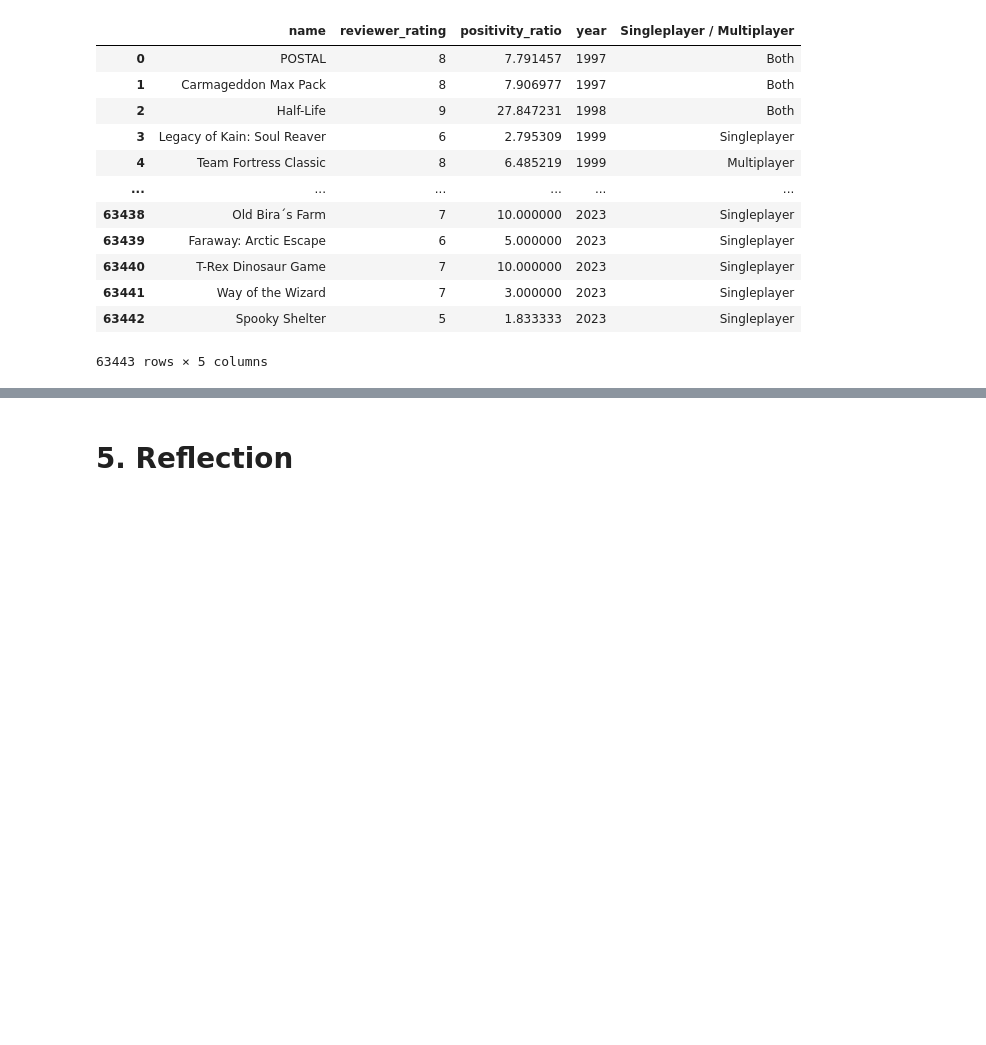
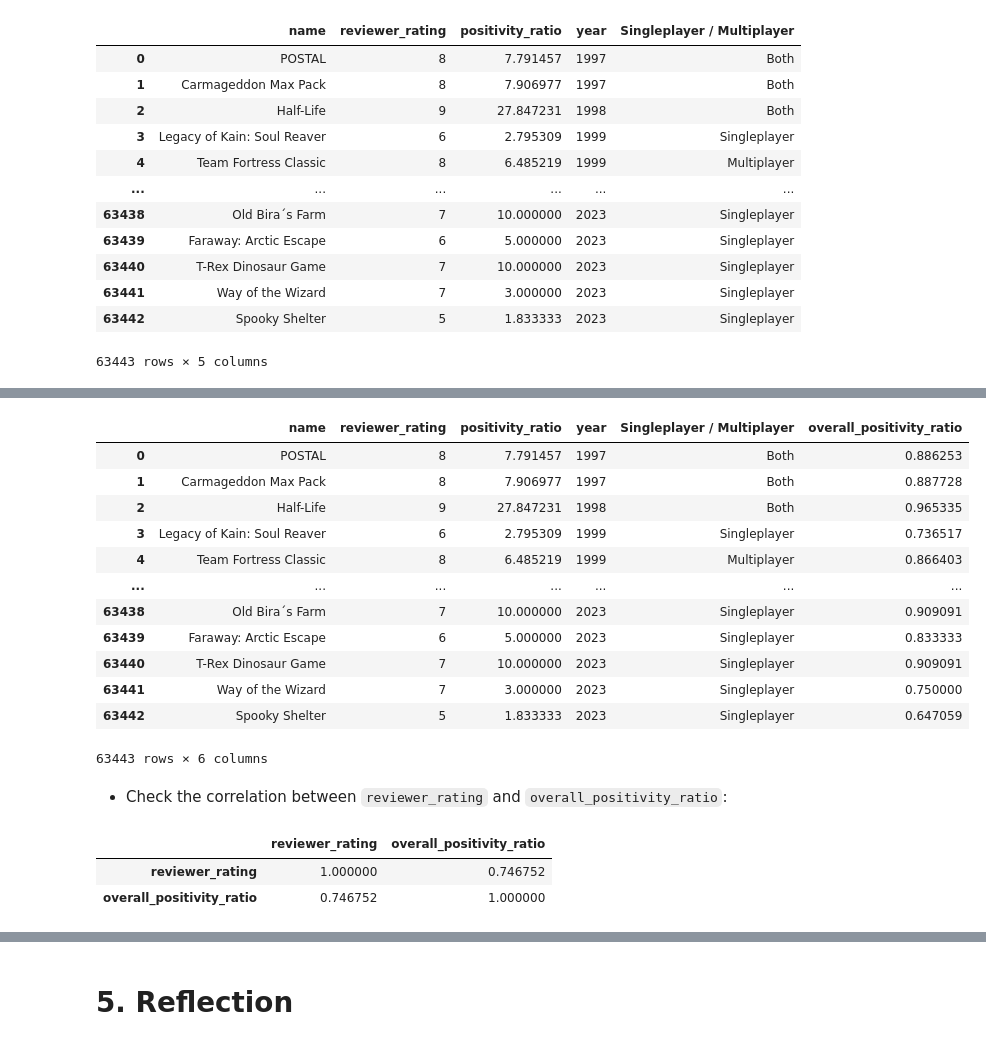
Before and after one commit to juinkinn/Programming4DS-FinalProject, a Jupyter notebook: 22127250_22127478.ipynb, the cells around one changed output, grey strips where cells are left out. Saved outputs shown, nothing was run; the diff lists cells and outputs as text; code cells hidden in the pictures; blank space fills up the shorter version.

````diff
--- a/22127250_22127478.ipynb
+++ b/22127250_22127478.ipynb
@@ -438,0 +457,26 @@ df_q2
+# %%
+df_q2['overall_positivity_ratio'] = df_q2['positivity_ratio'] / (df_q2['positivity_ratio'] + 1)
+df_q2
+# %% [output]
+|  | name | reviewer_rating | positivity_ratio | year | Singleplayer / Multiplayer | overall_positivity_ratio |
+| 0 | POSTAL | 8 | 7.791457 | 1997 | Both | 0.886253 |
+| 1 | Carmageddon Max Pack | 8 | 7.906977 | 1997 | Both | 0.887728 |
+| 2 | Half-Life | 9 | 27.847231 | 1998 | Both | 0.965335 |
+| 3 | Legacy of Kain: Soul Reaver | 6 | 2.795309 | 1999 | Singleplayer | 0.736517 |
+| 4 | Team Fortress Classic | 8 | 6.485219 | 1999 | Multiplayer | 0.866403 |
+| ... | ... | ... | ... | ... | ... | ... |
+| 63438 | Old Bira´s Farm | 7 | 10.000000 | 2023 | Singleplayer | 0.909091 |
+| 63439 | Faraway: Arctic Escape | 6 | 5.000000 | 2023 | Singleplayer | 0.833333 |
+| 63440 | T-Rex Dinosaur Game | 7 | 10.000000 | 2023 | Singleplayer | 0.909091 |
+| 63441 | Way of the Wizard | 7 | 3.000000 | 2023 | Singleplayer | 0.750000 |
+| 63442 | Spooky Shelter | 5 | 1.833333 | 2023 | Singleplayer | 0.647059 |
+63443 rows × 6 columns
+# %% [markdown]
+- Check the correlation between ```reviewer_rating``` and ```overall_positivity_ratio```:
+# %%
+correlation = df_q2[['reviewer_rating', 'overall_positivity_ratio']].corr()
+correlation
+# %% [output]
+|  | reviewer_rating | overall_positivity_ratio |
+| reviewer_rating | 1.000000 | 0.746752 |
+| overall_positivity_ratio | 0.746752 | 1.000000 |
````
Also changed, not shown: parts of 20 cells of this notebook.
